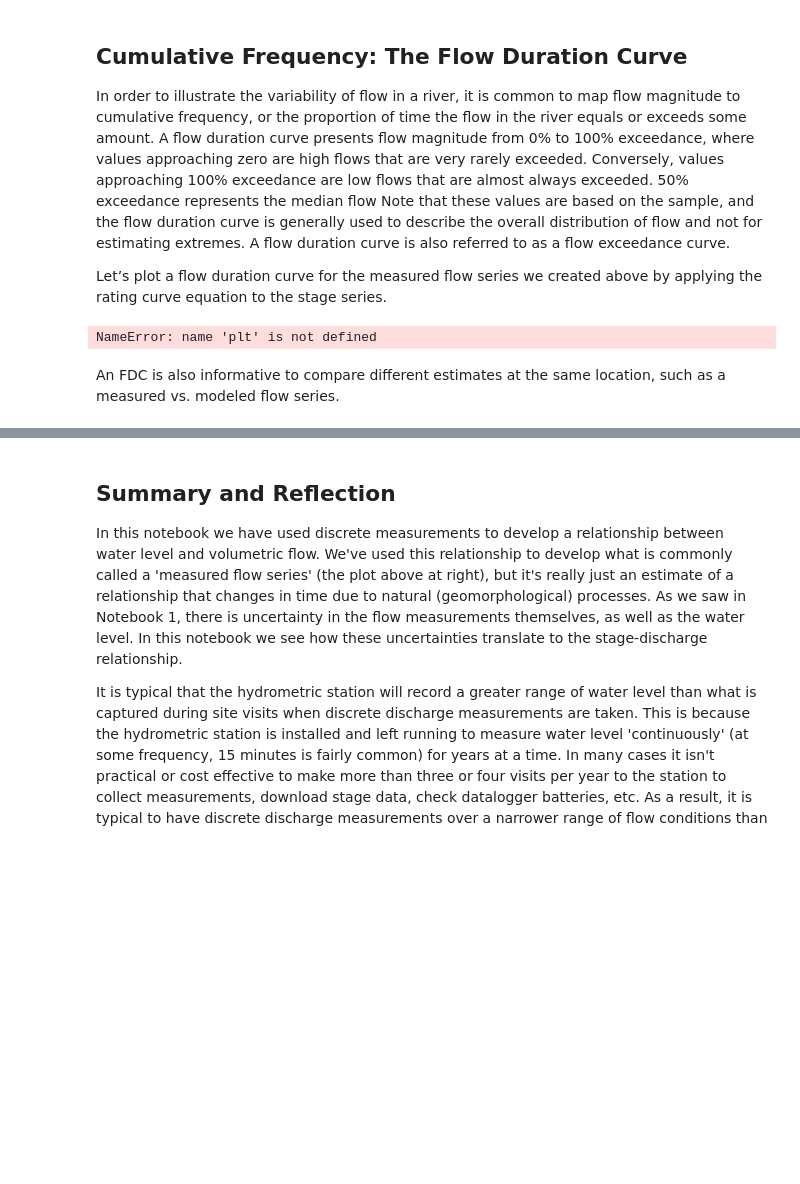
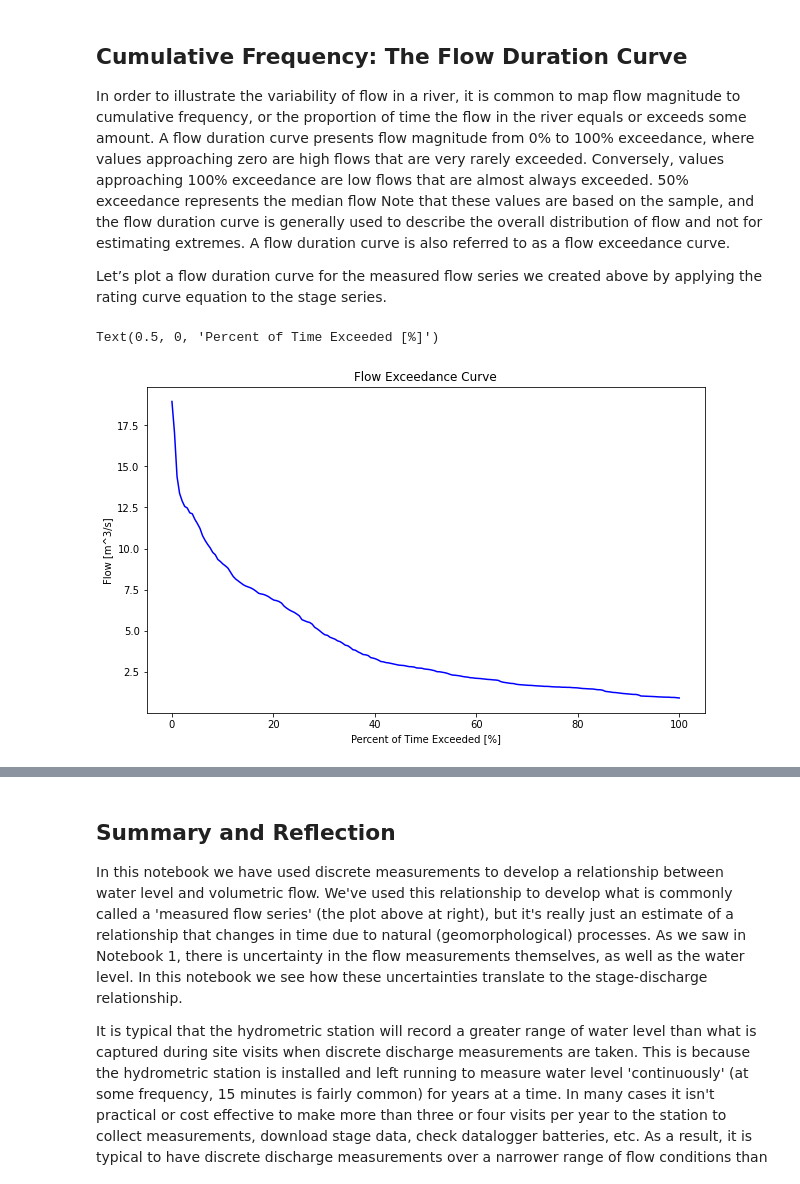
Before and after one commit to dankovacek/Engineering_Hydrology_Notebooks, a Jupyter notebook: content/notebooks/Notebook_2/Notebook_2.ipynb, the cells around one changed output, grey strips where cells are left out. Saved outputs shown, nothing was run; the diff lists cells and outputs as text; code cells hidden in the pictures; blank space fills up the shorter version.

```diff
--- a/content/notebooks/Notebook_2/Notebook_2.ipynb
+++ b/content/notebooks/Notebook_2/Notebook_2.ipynb
@@ -421,16 +420,13 @@ Let’s plot a flow duration curve for the measured flow series we created above
 # %%
 fig, ax = plt.subplots(figsize=(10,6))
 
 pct_exceeded = np.linspace(0, 100, 200)
-flow_quantiles = np.percentile(site_df['RC Q (cms)'].dropna(), pct_exceeded)
-
-start_date, end_date = site_df.index[0], site_df.index[-1]
+flow_quantiles = np.percentile(stage_df['RC Q (cms)'].dropna(), pct_exceeded)
 
 ax.plot(pct_exceeded[::-1], flow_quantiles, 'b-')
-ax.set_title(f'Flow Exceedance Curve (Measured Data: {start_date:%Y-%m-%d} to {end_date:%Y-%m-%d})')
+ax.set_title(f'Flow Exceedance Curve')
 ax.set_ylabel('Flow [m^3/s]')
 ax.set_xlabel('Percent of Time Exceeded [%]')
 # %% [output]
-NameError: name 'plt' is not defined
+Text(0.5, 0, 'Percent of Time Exceeded [%]')
+[figure, added]
-# %% [markdown]
-An FDC is also informative to compare different estimates at the same location, such as a measured vs. modeled flow series.
```
Also changed, not shown: parts of 3 cells of this notebook, 3 other files.
